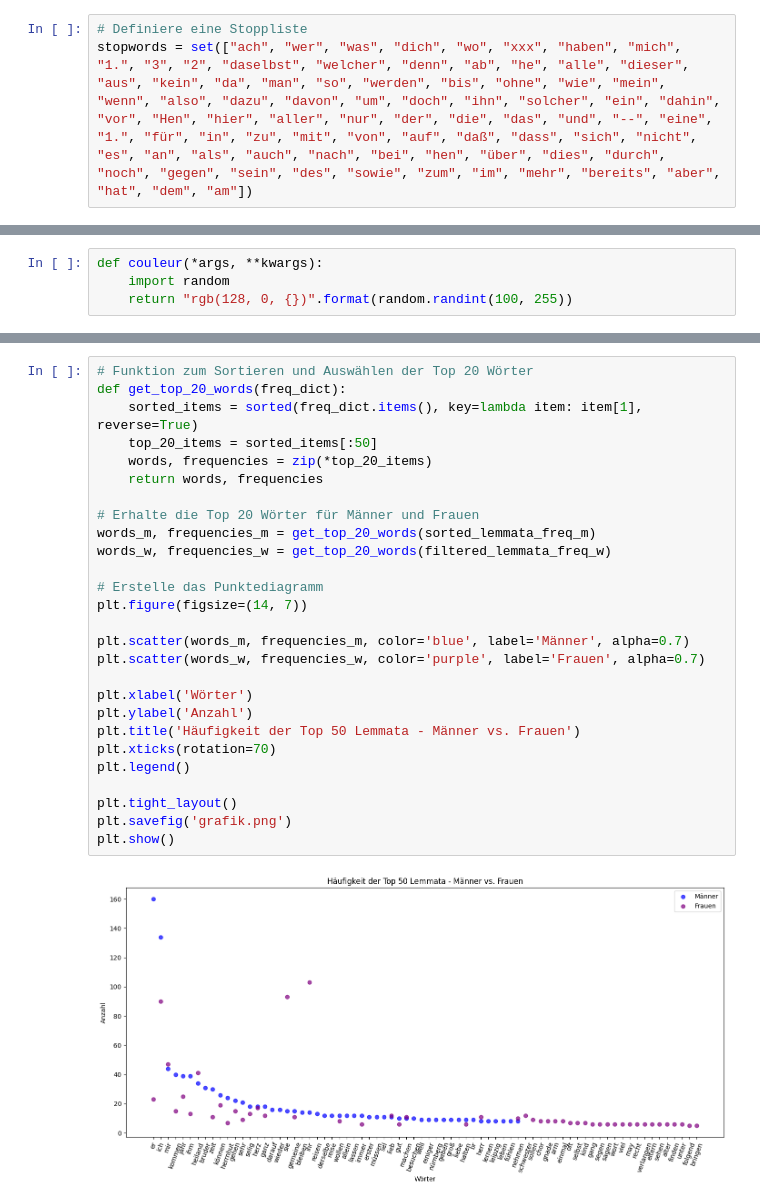
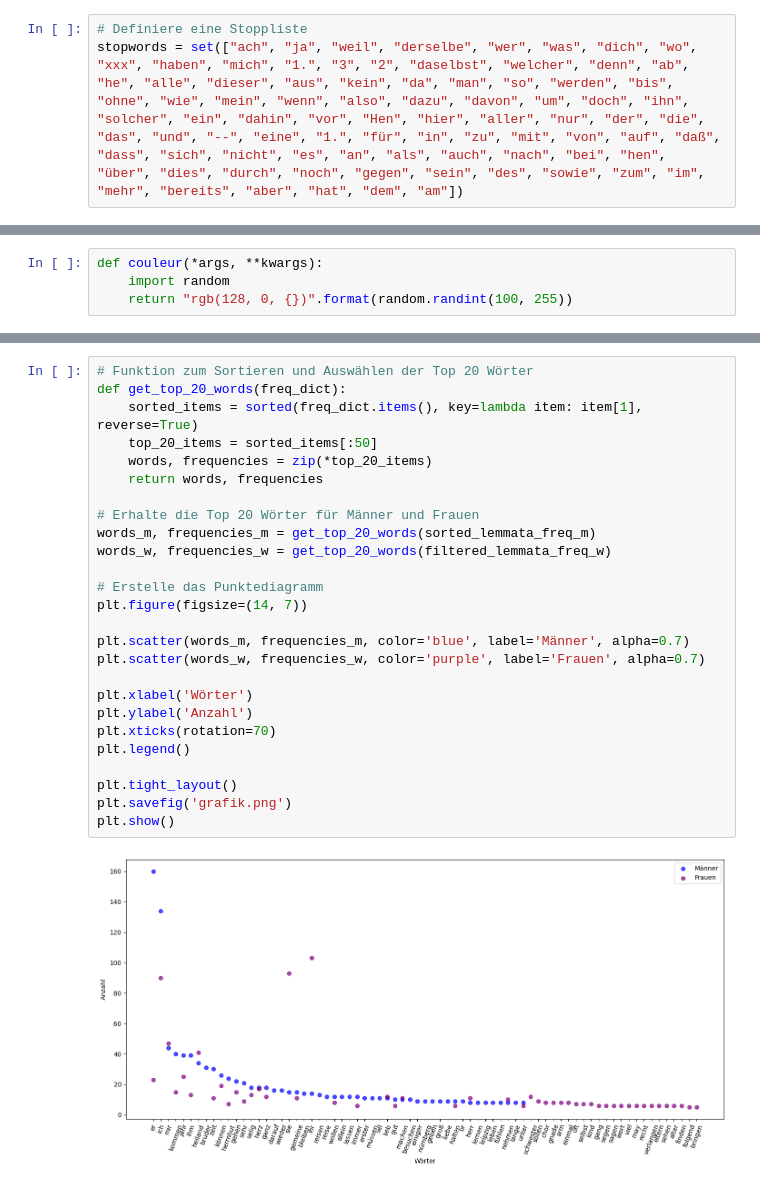
Before and after one commit to SvetlanaYakutinaa/Gottesacker_Herrnhut, a Jupyter notebook: wordcloud.ipynb, the cells around one changed output, grey strips where cells are left out. Cells and saved outputs as stored; diff of their text form.

```diff
--- a/wordcloud.ipynb
+++ b/wordcloud.ipynb
@@ -23,7 +23,7 @@ for filename in os.listdir(directory):
 #corpora_m
 # %%
 # Definiere eine Stoppliste
-stopwords = set(["ach", "wer", "was", "dich", "wo", "xxx", "haben", "mich", "1.", "3", "2", "daselbst", "welcher", "denn", "ab", "he", "alle", "dieser", "aus", "kein", "da", "man", "so", "werden", "bis", "ohne", "wie", "mein", "wenn", "also", "dazu", "davon", "um", "doch", "ihn", "solcher", "ein", "dahin", "vor", "Hen", "hier", "aller", "nur", "der", "die", "das", "und", "--", "eine", "1.", "für", "in", "zu", "mit", "von", "auf", "daß", "dass", "sich", "nicht", "es", "an", "als", "auch", "nach", "bei", "hen", "über", "dies", "durch", "noch", "gegen", "sein", "des", "sowie", "zum", "im", "mehr", "bereits", "aber", "hat", "dem", "am"])
+stopwords = set(["ach", "ja", "weil", "derselbe", "wer", "was", "dich", "wo", "xxx", "haben", "mich", "1.", "3", "2", "daselbst", "welcher", "denn", "ab", "he", "alle", "dieser", "aus", "kein", "da", "man", "so", "werden", "bis", "ohne", "wie", "mein", "wenn", "also", "dazu", "davon", "um", "doch", "ihn", "solcher", "ein", "dahin", "vor", "Hen", "hier", "aller", "nur", "der", "die", "das", "und", "--", "eine", "1.", "für", "in", "zu", "mit", "von", "auf", "daß", "dass", "sich", "nicht", "es", "an", "als", "auch", "nach", "bei", "hen", "über", "dies", "durch", "noch", "gegen", "sein", "des", "sowie", "zum", "im", "mehr", "bereits", "aber", "hat", "dem", "am"])
 # %%
 # Load the German model
 nlp = spacy.load("de_core_news_sm")
@@ -98,29 +98,28 @@ plt.show()
 # %%
 # Funktion zum Sortieren und Auswählen der Top 20 Wörter
 def get_top_20_words(freq_dict):
     sorted_items = sorted(freq_dict.items(), key=lambda item: item[1], reverse=True)
     top_20_items = sorted_items[:50]
     words, frequencies = zip(*top_20_items)
     return words, frequencies
 
 # Erhalte die Top 20 Wörter für Männer und Frauen
 words_m, frequencies_m = get_top_20_words(sorted_lemmata_freq_m)
 words_w, frequencies_w = get_top_20_words(filtered_lemmata_freq_w)
 
 # Erstelle das Punktediagramm
 plt.figure(figsize=(14, 7))
 
 plt.scatter(words_m, frequencies_m, color='blue', label='Männer', alpha=0.7)
 plt.scatter(words_w, frequencies_w, color='purple', label='Frauen', alpha=0.7)
 
 plt.xlabel('Wörter')
 plt.ylabel('Anzahl')
-plt.title('Häufigkeit der Top 50 Lemmata - Männer vs. Frauen')
 plt.xticks(rotation=70)
 plt.legend()
 
 plt.tight_layout()
 plt.savefig('grafik.png')
 plt.show()
 # %% [output]
-[figure, old version]
+[figure, new version]
```
Also changed, not shown: parts of 2 cells of this notebook, 3 other files.
